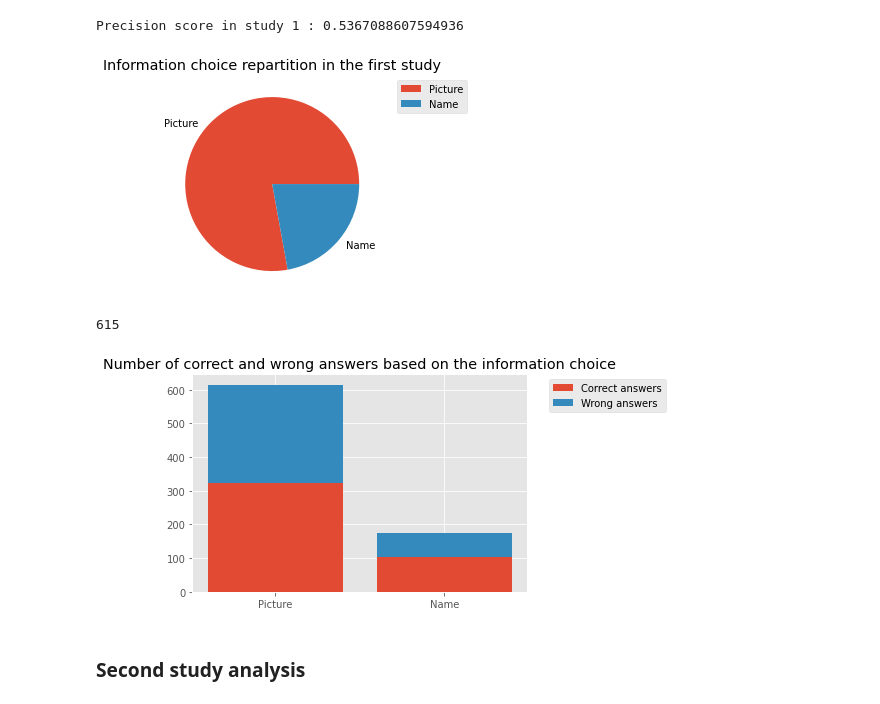
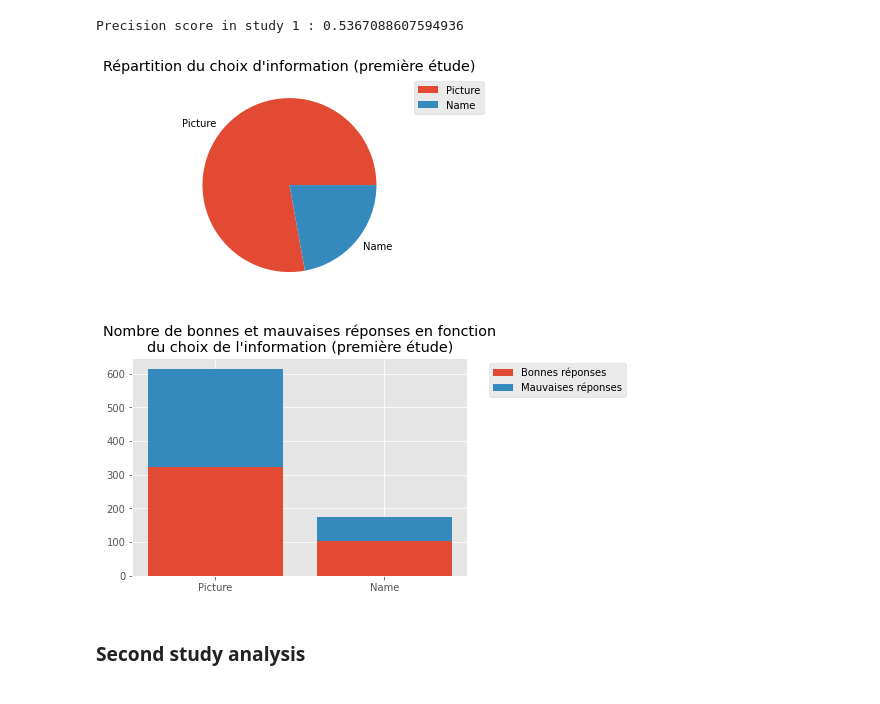
Before and after one commit to almehdiKrisni/Projet-RI-Recreation-Papier-Scientifique, a Jupyter notebook: dataAnalysis.ipynb, the cells around one changed output. Cells and saved outputs as stored; diff of their text form; code cells hidden in the pictures.

```diff
--- a/dataAnalysis.ipynb
+++ b/dataAnalysis.ipynb
@@ -297,17 +304,17 @@ Precision score in study 1 : 0.5367088607594936
 # %%
 # We check the repartition of information choice
 # We get the values
 val1, counts1 = np.unique(study1res["information_choice"].tolist(), return_counts=True)
 val1 = [convertIndexChoice[i] for i in val1]
 
 # We plot the values
-plt.title("Information choice repartition in the first study")
+plt.title("Répartition du choix d'information (première étude)")
 plt.pie(counts1, labels=val1)
 plt.legend(bbox_to_anchor=(1.05, 1.0), loc='upper left')
 plt.savefig('bin/s1plot/information_repartition_study1.png', bbox_inches='tight')
 plt.show()
 # %% [output]
-[figure, old version]
+[figure, new version]
 # %%
 # Stacked bar plot to analyse the numbers of correct and false answers per information choice
 anspic1 = study1res[study1res["information_choice"] == 1][["recipe_choice", "expected_answer"]]
@@ -322,19 +329,16 @@ falsename1 = sum([1 for i, j in zip(ansname1["recipe_choice"].tolist(), ansname1
 ga1 = [correctpic1, correctname1]
 ba1 = [falsepic1, falsename1]
 
-print(len(study1res[study1res["information_choice"] == 1]))
-
 # We plot the values
 fig, ax = plt.subplots()
-plt.title("Number of correct and wrong answers based on the information choice")
-ax.bar(val1, ga1, label="Correct answers")
-ax.bar(val1, ba1, label="Wrong answers", bottom=ga1)
+plt.title("Nombre de bonnes et mauvaises réponses en fonction\ndu choix de l'information (première étude)")
+ax.bar(val1, ga1, label="Bonnes réponses")
+ax.bar(val1, ba1, label="Mauvaises réponses", bottom=ga1)
 plt.legend(bbox_to_anchor=(1.05, 1.0), loc='upper left')
 plt.savefig("bin/s1plot/answer_numbers_study1.png", bbox_inches='tight')
 plt.show()
 # %% [output]
-615
-[figure, old version]
+[figure, new version]
 # %% [markdown]
 ### Second study analysis
 # %%
```
Also changed, not shown: parts of 15 cells of this notebook, 2 other files.
